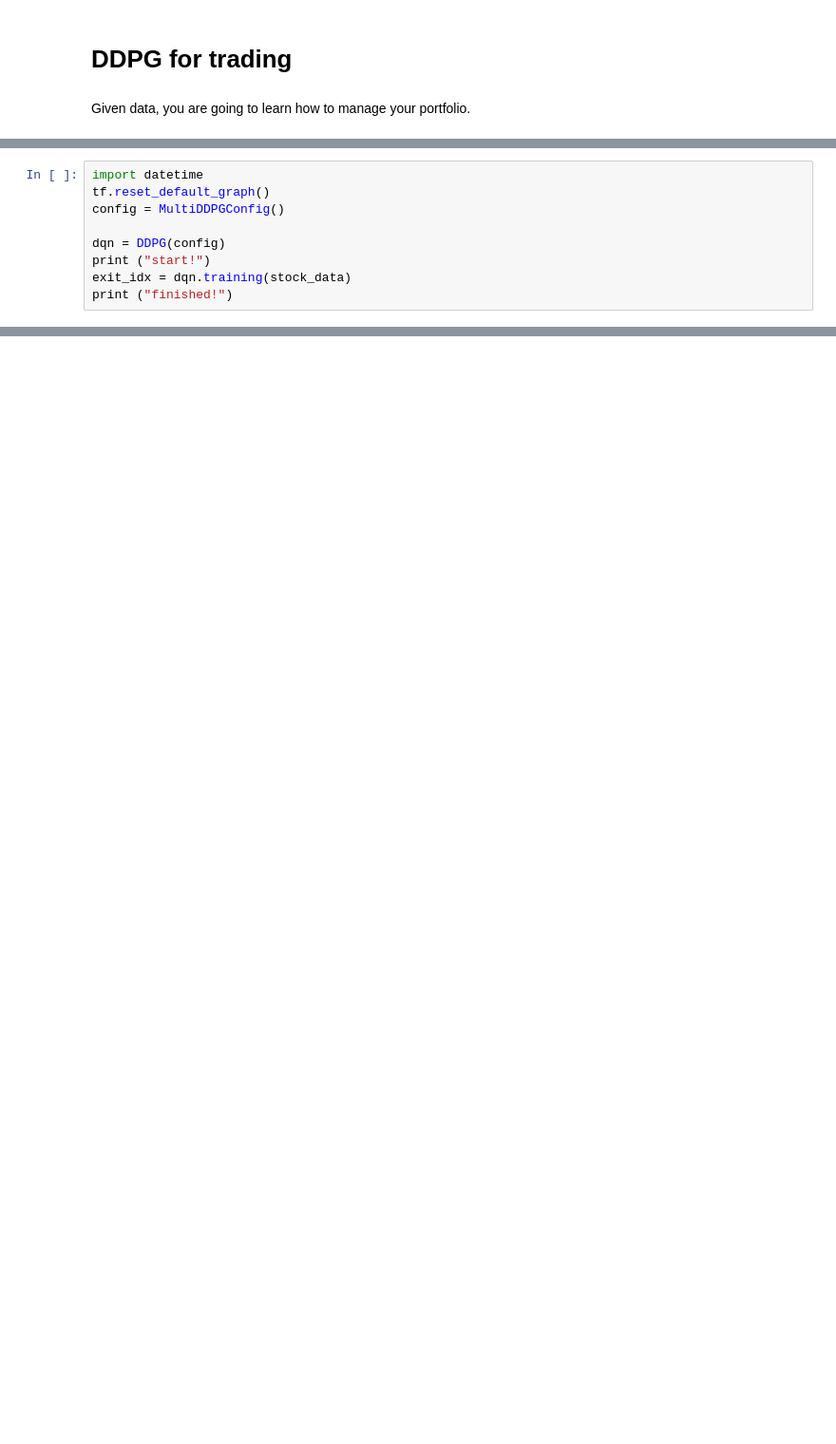
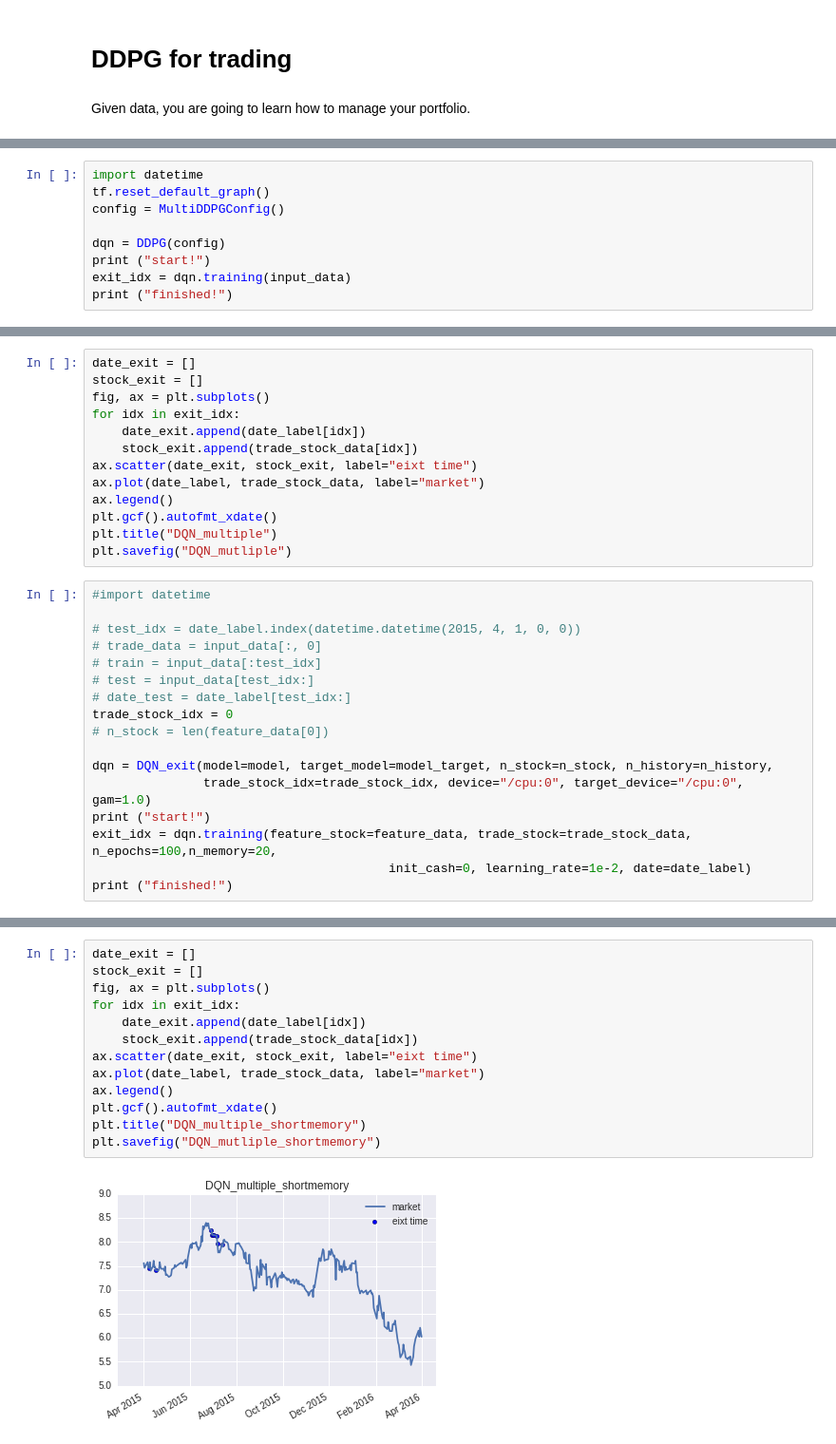
Before and after one commit to jjakimoto/DQN, a Jupyter notebook: DDPG_MultiScale.ipynb, the cells around one changed output, grey strips where cells are left out. Shown at 95% size. Saved outputs shown, nothing was run; the diff lists cells and outputs as text; blank space fills up the shorter version.

```diff
--- a/DDPG_MultiScale.ipynb
+++ b/DDPG_MultiScale.ipynb
@@ -505,7 +451,7 @@ config = MultiDDPGConfig()
 
 dqn = DDPG(config)
 print ("start!")
-exit_idx = dqn.training(stock_data)
+exit_idx = dqn.training(input_data)
 print ("finished!")
 # %% [output]
 building model....
@@ -527,0 +474,30 @@ TypeError: unorderable types: slice() < int()
+# %%
+date_exit = []
+stock_exit = []
+fig, ax = plt.subplots()
+for idx in exit_idx:
+    date_exit.append(date_label[idx])
+    stock_exit.append(trade_stock_data[idx])
+ax.scatter(date_exit, stock_exit, label="eixt time")
+ax.plot(date_label, trade_stock_data, label="market")
+ax.legend()
+plt.gcf().autofmt_xdate()
+plt.title("DQN_multiple")
+plt.savefig("DQN_mutliple")
+# %%
+#import datetime
+
+# test_idx = date_label.index(datetime.datetime(2015, 4, 1, 0, 0))
+# trade_data = input_data[:, 0]
+# train = input_data[:test_idx]
+# test = input_data[test_idx:]
+# date_test = date_label[test_idx:]
+trade_stock_idx = 0
+# n_stock = len(feature_data[0])
+
+dqn = DQN_exit(model=model, target_model=model_target, n_stock=n_stock, n_history=n_history,
+               trade_stock_idx=trade_stock_idx, device="/cpu:0", target_device="/cpu:0", gam=1.0)
+print ("start!")
+exit_idx = dqn.training(feature_stock=feature_data, trade_stock=trade_stock_data, n_epochs=100,n_memory=20,
+                                        init_cash=0, learning_rate=1e-2, date=date_label)
+print ("finished!")
@@ -527,0 +522,15 @@ TypeError: unorderable types: slice() < int()
+# %%
+date_exit = []
+stock_exit = []
+fig, ax = plt.subplots()
+for idx in exit_idx:
+    date_exit.append(date_label[idx])
+    stock_exit.append(trade_stock_data[idx])
+ax.scatter(date_exit, stock_exit, label="eixt time")
+ax.plot(date_label, trade_stock_data, label="market")
+ax.legend()
+plt.gcf().autofmt_xdate()
+plt.title("DQN_multiple_shortmemory")
+plt.savefig("DQN_mutliple_shortmemory")
+# %% [output]
+[figure, added]
```
Also changed, not shown: parts of 41 cells of this notebook, 3 other files.
